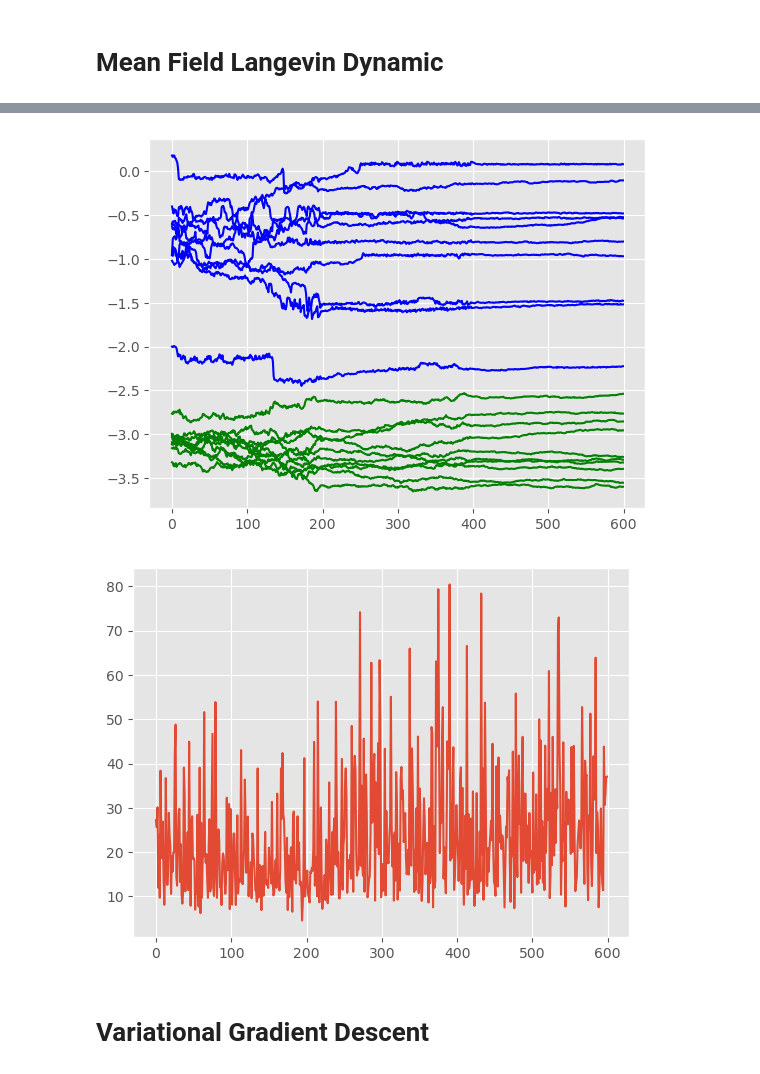
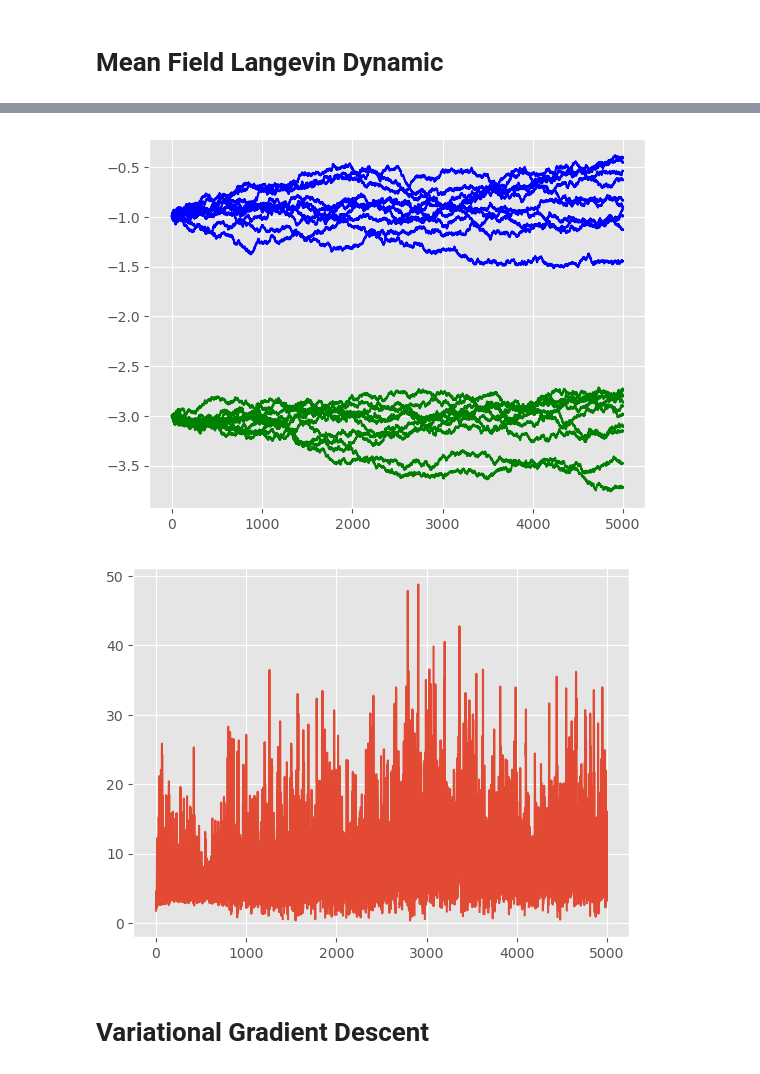
Before and after one commit to congyewang/kgd-code, a Jupyter notebook: pcuq_lotka_volterra.ipynb, the cells around one changed output, grey strips where cells are left out. Cells and saved outputs as stored; diff of their text form; code cells hidden in the pictures.

```diff
--- a/pcuq_lotka_volterra.ipynb
+++ b/pcuq_lotka_volterra.ipynb
@@ -162,13 +162,14 @@ def build_first_variation(y0, ts, obs, reg_const):
 
     return particle_updates_marginalized
 # %%
-reg_const = 0.01
+reg_const = 0.1
 drift_func = jax.value_and_grad(jax.jit(build_first_variation(x_init, ts, obs_1,reg_const)), 0)
 gradL = jit(lambda X : -drift_func(X)[1])
 
 c = jnp.array(1.0)
+b = 1/2.0
 def k(x,y):
-    return 1/jnp.sqrt((c + jnp.dot(x-y,x-y)))
+    return 1/jnp.sqrt((c + jnp.dot(x-y,x-y)))**(-b)
 
 def q_0(x):
     d = x.shape[0]
@@ -205,16 +206,16 @@ with open("results_pcuq.pkl", "rb") as g:
 # %% [markdown]
 # MFLD for the contour
 # %%
-MFLD = MeanFieldLangevinDynamics(q_0,L,k,gradL=gradL)
+# MFLD = MeanFieldLangevinDynamics(q_0,L,k,gradL=gradL)
 
-n = 500
-T = 30000
-eta = 1e-5
+# n = 500
+# T = 30000
+# eta = 1e-5
 
-params_init = jnp.stack([true_param_vals] * n, 0)
-rng, key = jrandom.split(key)
-params_init += 1e-6 * jrandom.normal(rng, params_init.shape)
-X0 = params_init
+# params_init = jnp.stack([true_param_vals] * n, 0)
+# rng, key = jrandom.split(key)
+# params_init += 1e-4 * jrandom.normal(rng, params_init.shape)
+# X0 = params_init
 
-key_run = jrandom.PRNGKey(42)
-all_particles = MFLD.run_particles(eta,T,X0,key_run,decrease_step_size = True)
+# key_run = jrandom.PRNGKey(42)
+# all_particles = MFLD.run_particles(eta,T,X0,key_run,decrease_step_size = True)
@@ -258,9 +261,9 @@ Array(3.92075, dtype=float32)
 # %%
 MFLD = MeanFieldLangevinDynamics(q_0,L,k,gradL=gradL)
 
-n = 200
-T = 600
-eta = 1e-4
+n = 20
+T = 5000
+eta = 1e-5
 
 
 params_init = jnp.stack([true_param_vals] * n, 0)
@@ -268,7 +271,7 @@ rng, key = jrandom.split(key)
 params_init += 1e-4 * jrandom.normal(rng, params_init.shape)
 X0 = params_init
 key_run = jrandom.PRNGKey(42)
-all_particles = MFLD.run_particles(eta,T,X0,key_run,decrease_step_size = True)
+all_particles = MFLD.run_particles(eta,T,X0,key_run,decrease_step_size = False)
 # %%
 X_fin = all_particles[-1]
 results_pcuq["MFLD"]["X_fin"] = X_fin
@@ -281,7 +284,7 @@ plt.plot(all_particles[:, :10, 0],color = "blue")
 plt.plot(all_particles[:, :10, 1],color = "green")
 plt.show()
 # %% [output]
-[figure, old version]
+[figure, new version]
 # %%
 F_P = f.F_P(q_0, L)
 k_pq = f.GradientKernel(MFLD.S_PQ,k)
@@ -293,10 +296,10 @@ for it in range(T):
     KGD_values = KGD_values.at[it].set(KGD.evaluate(all_particles[it]))
 results_pcuq["MFLD"]["KGD"] = KGD_values
 # %%
-plt.plot(KGD_values[:])
+plt.plot(results_pcuq["MFLD"]["KGD"][:])
 plt.show()
 # %% [output]
-[figure, old version]
+[figure, new version]
 # %% [markdown]
 # Variational Gradient Descent
 # %%
```
Also changed, not shown: parts of 8 cells of this notebook, 4 other files.
